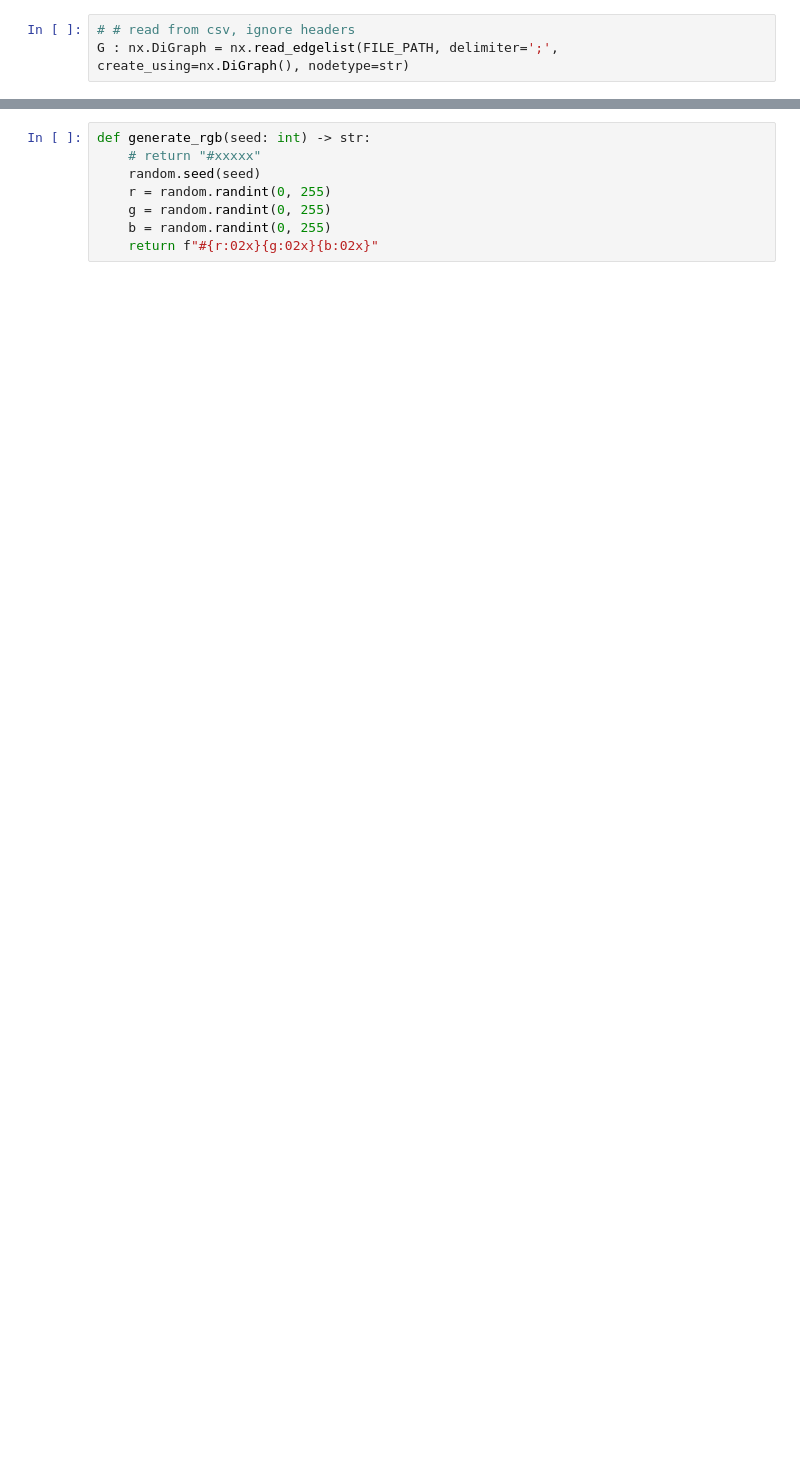
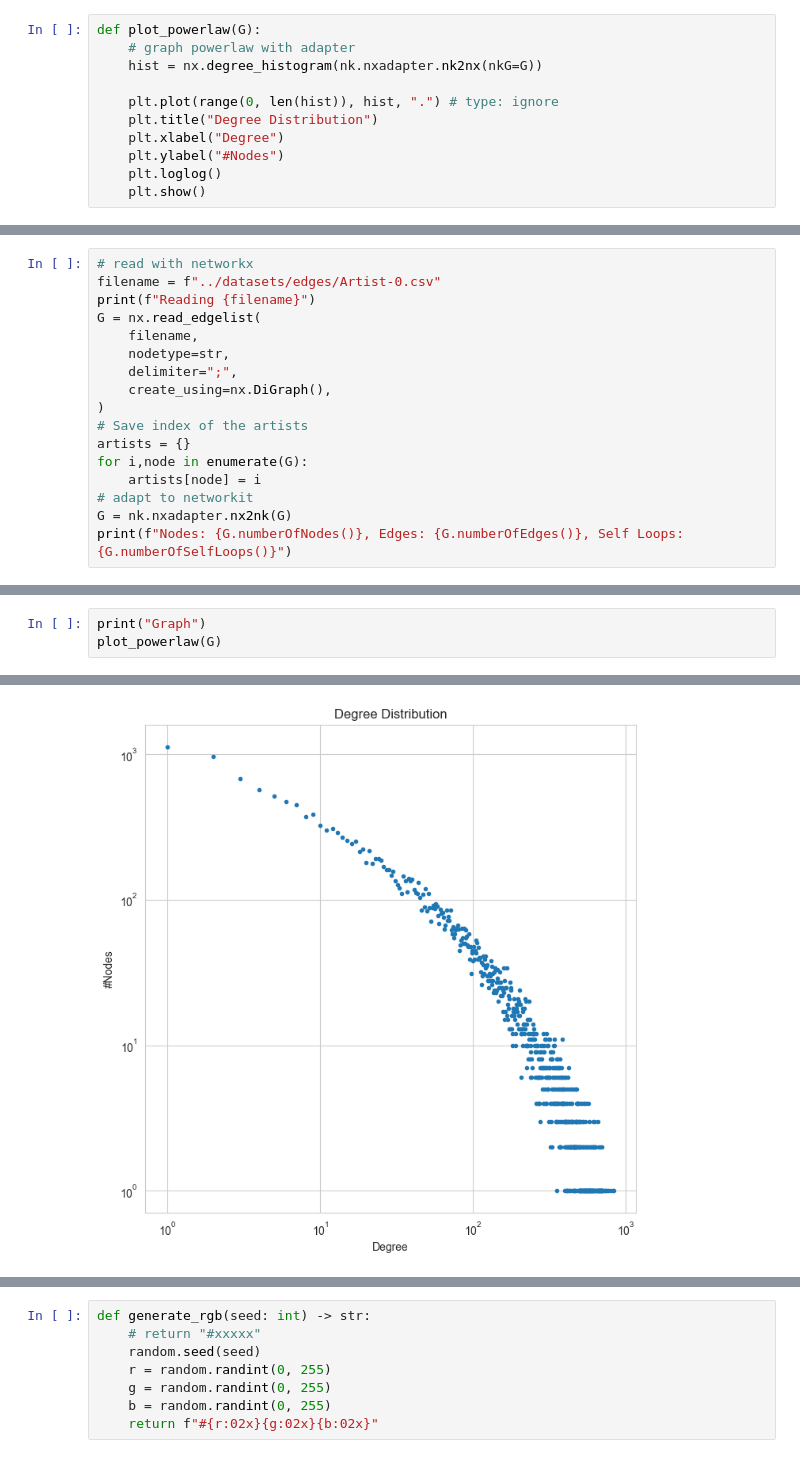
Before and after one commit to LuisFelipePoma/Spotify_Complex_Network, a Jupyter notebook: src/notebooks/graph.ipynb, the cells around one changed output, grey strips where cells are left out. Drawn from its saved outputs; the diff is of its cells as text; blank space fills up the shorter version.

```diff
--- a/src/notebooks/graph.ipynb
+++ b/src/notebooks/graph.ipynb
@@ -13,3 +8,11 @@ FILE_PATH = '../datasets/edges/Artist-250.csv'
-# %%
-# # read from csv, ignore headers
-G : nx.DiGraph = nx.read_edgelist(FILE_PATH, delimiter=';', create_using=nx.DiGraph(), nodetype=str)
+# %%
+def plot_powerlaw(G):
+    # graph powerlaw with adapter
+    hist = nx.degree_histogram(nk.nxadapter.nk2nx(nkG=G))
+
+    plt.plot(range(0, len(hist)), hist, ".") # type: ignore
+    plt.title("Degree Distribution")
+    plt.xlabel("Degree")
+    plt.ylabel("#Nodes")
+    plt.loglog()
+    plt.show()
@@ -15,0 +89,17 @@ G : nx.DiGraph = nx.read_edgelist(FILE_PATH, delimiter=';', create_using=nx.DiGr
+# %%
+# read with networkx
+filename = f"../datasets/edges/Artist-0.csv"
+print(f"Reading {filename}")
+G = nx.read_edgelist(
+    filename,
+    nodetype=str,
+    delimiter=";",
+    create_using=nx.DiGraph(),
+)
+# Save index of the artists
+artists = {}
+for i,node in enumerate(G):
+    artists[node] = i
+# adapt to networkit
+G = nk.nxadapter.nx2nk(G)
+print(f"Nodes: {G.numberOfNodes()}, Edges: {G.numberOfEdges()}, Self Loops: {G.numberOfSelfLoops()}")
@@ -15,0 +111,4 @@ G : nx.DiGraph = nx.read_edgelist(FILE_PATH, delimiter=';', create_using=nx.DiGr
+# %%
+print("Graph")
+plot_powerlaw(G)
+# %% [output]
@@ -15,0 +116 @@ G : nx.DiGraph = nx.read_edgelist(FILE_PATH, delimiter=';', create_using=nx.DiGr
+[figure, added]
```
Also changed, not shown: parts of 25 cells of this notebook, 12 other files.
